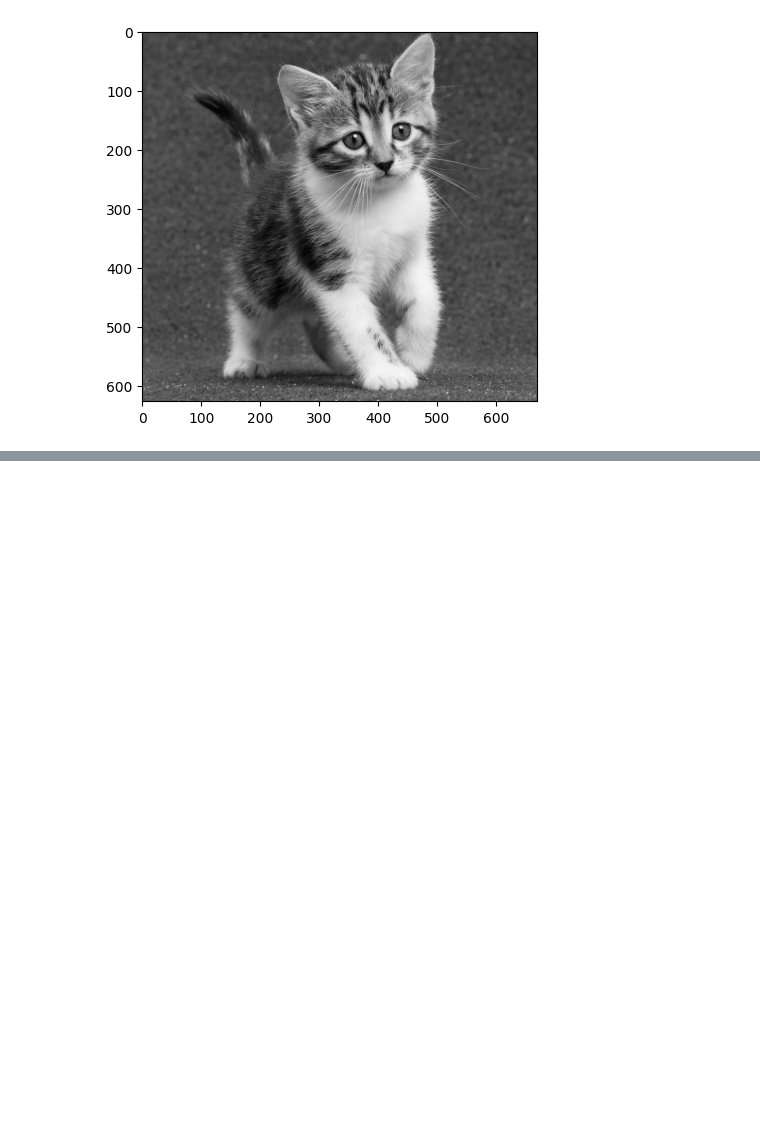
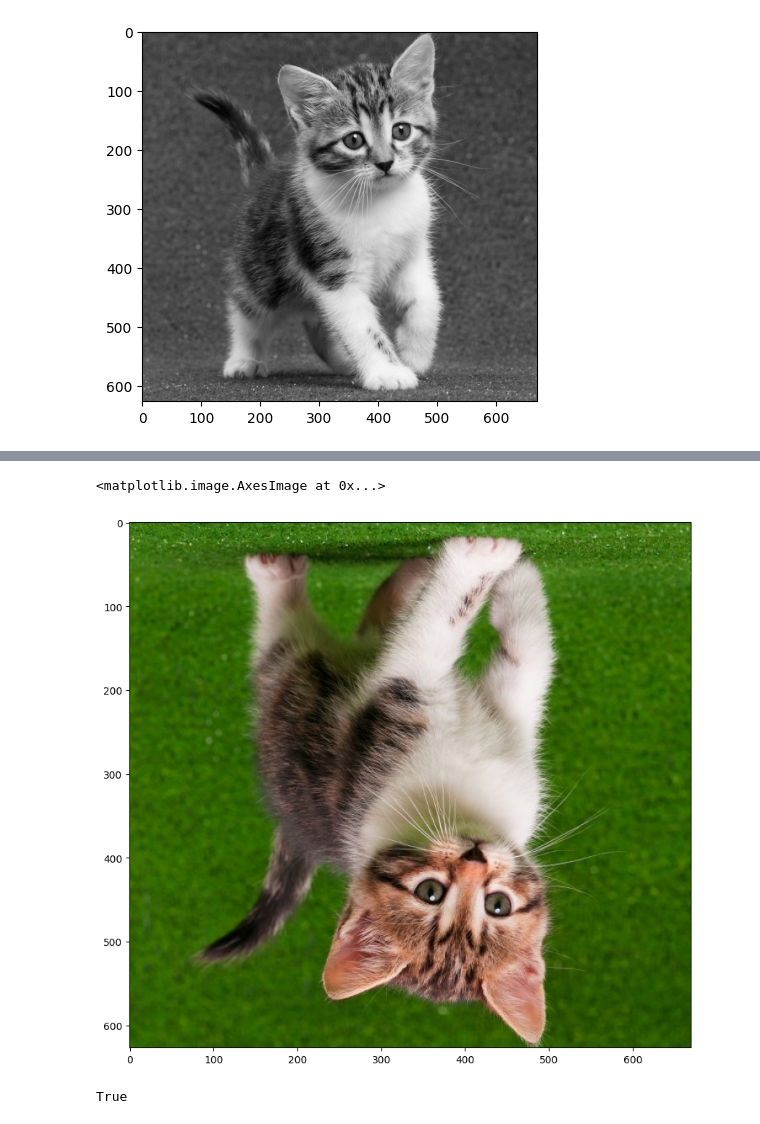
Before and after one commit to nasyawa/PCVK_GANJIL_2023, a Jupyter notebook: Week2.ipynb, the cells around one changed output, grey strips where cells are left out. Drawn from its saved outputs; the diff is of its cells as text; code cells hidden in the pictures; blank space fills up the shorter version.

```diff
--- a/Week2.ipynb
+++ b/Week2.ipynb
@@ -57,0 +71,16 @@ plt.imshow(img_gray, cmap='gray')
+# %%
+#Citra RGB ditampilkan dalam ukuran yang lebih besar dengan posisi gambar terbalik
+img5 = cv.flip(cv.cvtColor(img,cv.COLOR_BGR2RGB),0)
+
+#tampilkan plot dg uk canvas yg lebi besar
+fig = plt.figure(figsize=(10,10)) #ubah uk (10,10) sesuai kebutuhan
+ax = fig.add_subplot(111)
+ax.imshow(img5)
+# %% [output]
+<matplotlib.image.AxesImage at 0x...>
+[figure, added]
+# %%
+#untuk simpan File Image
+cv.imwrite('/content/drive/MyDrive/PCVK/kitten01.jpg', img5)
+# %% [output]
+True
```
Also changed, not shown: parts of 2 cells of this notebook.
